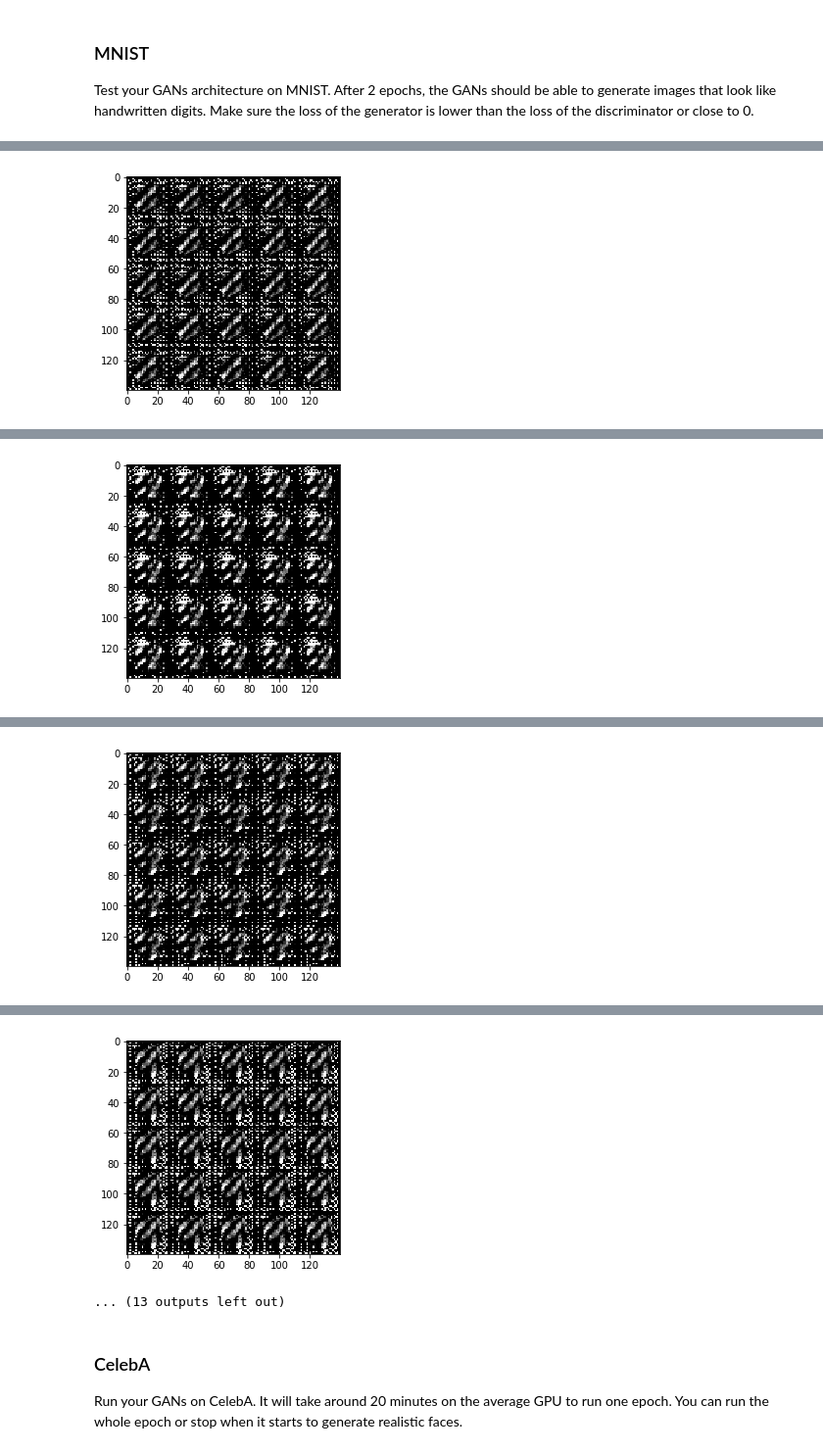
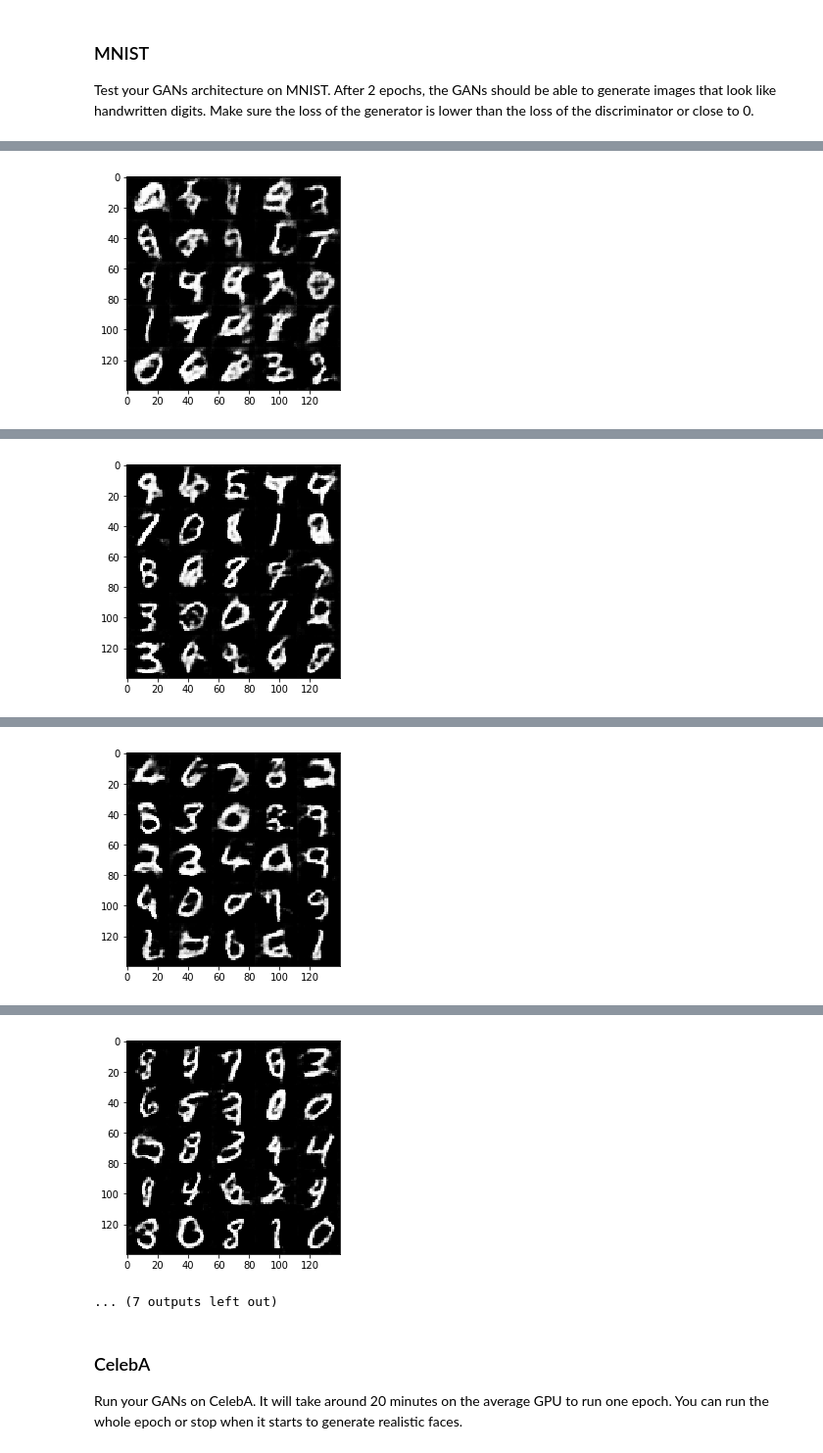
Before and after one commit to herzogmartin/face_generation_project, a Jupyter notebook: dlnd_face_generation.ipynb, the cells around one changed output, grey strips where cells are left out. Shown at 98% size. Drawn from its saved outputs; the diff is of its cells as text; code cells hidden in the pictures.

```diff
--- a/dlnd_face_generation.ipynb
+++ b/dlnd_face_generation.ipynb
@@ -134,7 +134,7 @@ Tests Passed
 ### Discriminator
 Implement `discriminator` to create a discriminator neural network that discriminates on `images`.  This function should be able to reuse the variables in the neural network.  Use [`tf.variable_scope`](https://www.tensorflow.org/api_docs/python/tf/variable_scope) with a scope name of "discriminator" to allow the variables to be reused.  The function should return a tuple of (tensor output of the discriminator, tensor logits of the discriminator).
 # %%
-def discriminator(images, reuse=False, alpha=0.2):
+def discriminator(images, reuse=False, alpha=0.01):
     """
     Create the discriminator network
     :param images: Tensor of input image(s)
@@ -144,15 +144,15 @@ def discriminator(images, reuse=False, alpha=0.2):
     # TODO: Implement Function
     with tf.variable_scope('discriminator', reuse=reuse):
 
-        # Input layer is 32x32x3
+        # Input layer is 28x28x3
         x1 = tf.layers.conv2d(images, 64, 5, strides=2, padding='same')
         relu1 = tf.maximum(alpha * x1, x1)
-        # 16x16x64
+        # 14x14x64
 
         x2 = tf.layers.conv2d(relu1, 128, 5, strides=2, padding='same')
         bn2 = tf.layers.batch_normalization(x2, training=True)
         relu2 = tf.maximum(alpha * bn2, bn2)
-        # 8x8x128
+        # 7x7x128
 
         x3 = tf.layers.conv2d(relu2, 256, 5, strides=2, padding='same')
         bn3 = tf.layers.batch_normalization(x3, training=True)
@@ -177,7 +177,7 @@ Tests Passed
 ### Generator
 Implement `generator` to generate an image using `z`. This function should be able to reuse the variables in the neural network.  Use [`tf.variable_scope`](https://www.tensorflow.org/api_docs/python/tf/variable_scope) with a scope name of "generator" to allow the variables to be reused. The function should return the generated 28 x 28 x `out_channel_dim` images.
 # %%
-def generator(z, out_channel_dim, is_train=True, alpha=0.2):
+def generator(z, out_channel_dim, is_train=True, alpha=0.01):
     """
     Create the generator network
     :param z: Input z
@@ -189,22 +189,26 @@ def generator(z, out_channel_dim, is_train=True, alpha=0.2):
     with tf.variable_scope('generator', reuse= not is_train):
 
         # First fully connected layer
-        x1 = tf.layers.dense(z, 2*2*512)
+        x1 = tf.layers.dense(z, 7*7*512)
         # Reshape it to start the convolutional stack
-        x1 = tf.reshape(x1, (-1, 2, 2, 512))
+        x1 = tf.reshape(x1, (-1, 7, 7, 512))
         x1 = tf.layers.batch_normalization(x1, training=is_train)
         x1 = tf.maximum(alpha * x1, x1)
+        # 7x7x512
 
-        x2 = tf.layers.conv2d_transpose(x1, 256, 5, strides=2, padding='valid')
+        x2 = tf.layers.conv2d_transpose(x1, 256, 5, strides=1, padding='same')
         x2 = tf.layers.batch_normalization(x2, training=is_train)
         x2 = tf.maximum(alpha * x2, x2)
+        # 7x7x256
 
         x3 = tf.layers.conv2d_transpose(x2, 128, 5, strides=2, padding='same')
         x3 = tf.layers.batch_normalization(x3, training=is_train)
         x3 = tf.maximum(alpha * x3, x3)
+        # 14x14x128
 
         # Output layer
         logits = tf.layers.conv2d_transpose(x3, out_channel_dim, 5, strides=2, padding='same')
+        # 28x28xout_dim
 
         out = tf.tanh(logits)
 
@@ -223,7 +227,7 @@ Implement `model_loss` to build the GANs for training and calculate the loss.  T
 - `discriminator(images, reuse=False)`
 - `generator(z, out_channel_dim, is_train=True)`
 # %%
-def model_loss(input_real, input_z, out_channel_dim):
+def model_loss(input_real, input_z, out_channel_dim, alpha = 0.9):
     """
     Get the loss for the discriminator and generator
     :param input_real: Images from the real dataset
@@ -237,7 +241,7 @@ def model_loss(input_real, input_z, out_channel_dim):
     d_model_fake, d_logits_fake = discriminator(g_model, reuse=True)
 
     d_loss_real = tf.reduce_mean(
-        tf.nn.sigmoid_cross_entropy_with_logits(logits=d_logits_real, labels=tf.ones_like(d_model_real)))
+        tf.nn.sigmoid_cross_entropy_with_logits(logits=d_logits_real, labels=tf.ones_like(d_model_real) * alpha))
     d_loss_fake = tf.reduce_mean(
         tf.nn.sigmoid_cross_entropy_with_logits(logits=d_logits_fake, labels=tf.zeros_like(d_model_fake)))
     g_loss = tf.reduce_mean(
@@ -340,16 +344,13 @@ def train(epoch_count, batch_size, z_dim, learning_rate, beta1, get_batches, dat
     :param data_image_mode: The image mode to use for images ("RGB" or "L")
     """
     # TODO: Build Model
-    tf.reset_default_graph()
+    _, image_width, image_height, image_channels = data_shape
+    input_real, input_z, lr = model_inputs(image_width, image_height, image_channels, z_dim)
 
-    _, image_width, image_height, out_channel_dim = data_shape
-    input_real, input_z, lr = model_inputs(image_width, image_height, out_channel_dim, z_dim)
+    d_loss, g_loss = model_loss(input_real, input_z, image_channels)
 
-    d_loss, g_loss = model_loss(input_real, input_z, out_channel_dim)
+    d_opt, g_opt = model_opt(d_loss, g_loss, lr, beta1)
 
-    d_opt, g_opt = model_opt(d_loss, g_loss, learning_rate, beta1)
-
-    samples, losses = [], []
     steps = 0
 
     with tf.Session() as sess:
@@ -360,7 +361,7 @@ def train(epoch_count, batch_size, z_dim, learning_rate, beta1, get_batches, dat
                 steps += 1
 
                 # Normalize real images to value range -1 ... 1
-                batch_images = batch_images*2 - 1
+                batch_images = batch_images*2.0
 
                 # Sample random noise for G
                 batch_z = np.random.uniform(-1, 1, size=(batch_size, z_dim))
@@ -379,16 +380,14 @@ def train(epoch_count, batch_size, z_dim, learning_rate, beta1, get_batches, dat
                     print("Epoch {}/{}...".format(epoch_i+1, epoch_count),
                           "Discriminator Loss: {:.4f}...".format(train_loss_d),
                           "Generator Loss: {:.4f}".format(train_loss_g))
-                    # Save losses to view after training
-                    losses.append((train_loss_d, train_loss_g))
 
                 if steps % show_every == 0:
-                    show_generator_output(sess, n_images, input_z, out_channel_dim, data_image_mode)
+                    show_generator_output(sess, n_images, input_z, image_channels, data_image_mode)
 # %% [markdown]
 ### MNIST
 Test your GANs architecture on MNIST.  After 2 epochs, the GANs should be able to generate images that look like handwritten digits.  Make sure the loss of the generator is lower than the loss of the discriminator or close to 0.
 # %%
-batch_size = 64
+batch_size = 128
 z_dim = 100
 learning_rate = 0.002
 beta1 = 0.5
@@ -439 +438 @@ Epoch 1/2... Discriminator Loss: 0.0007... Generator Loss: 7.8162
-[figure, old version]
+[figure, new version]
@@ -450 +449 @@ Epoch 1/2... Discriminator Loss: 0.0002... Generator Loss: 8.7877
-[figure, old version]
+[figure, new version]
@@ -461 +460 @@ Epoch 1/2... Discriminator Loss: 0.0002... Generator Loss: 8.9659
-[figure, old version]
+[figure, new version]
@@ -472,5 +471,5 @@ Epoch 1/2... Discriminator Loss: 0.0002... Generator Loss: 9.0697
-[figure, old version]
+[figure, new version]
-... (13 outputs left out)
+... (7 outputs left out)
 # %% [markdown]
 ### CelebA
 Run your GANs on CelebA.  It will take around 20 minutes on the average GPU to run one epoch.  You can run the whole epoch or stop when it starts to generate realistic faces.
```
Also changed, not shown: parts of 2 cells of this notebook, 3 other files.
